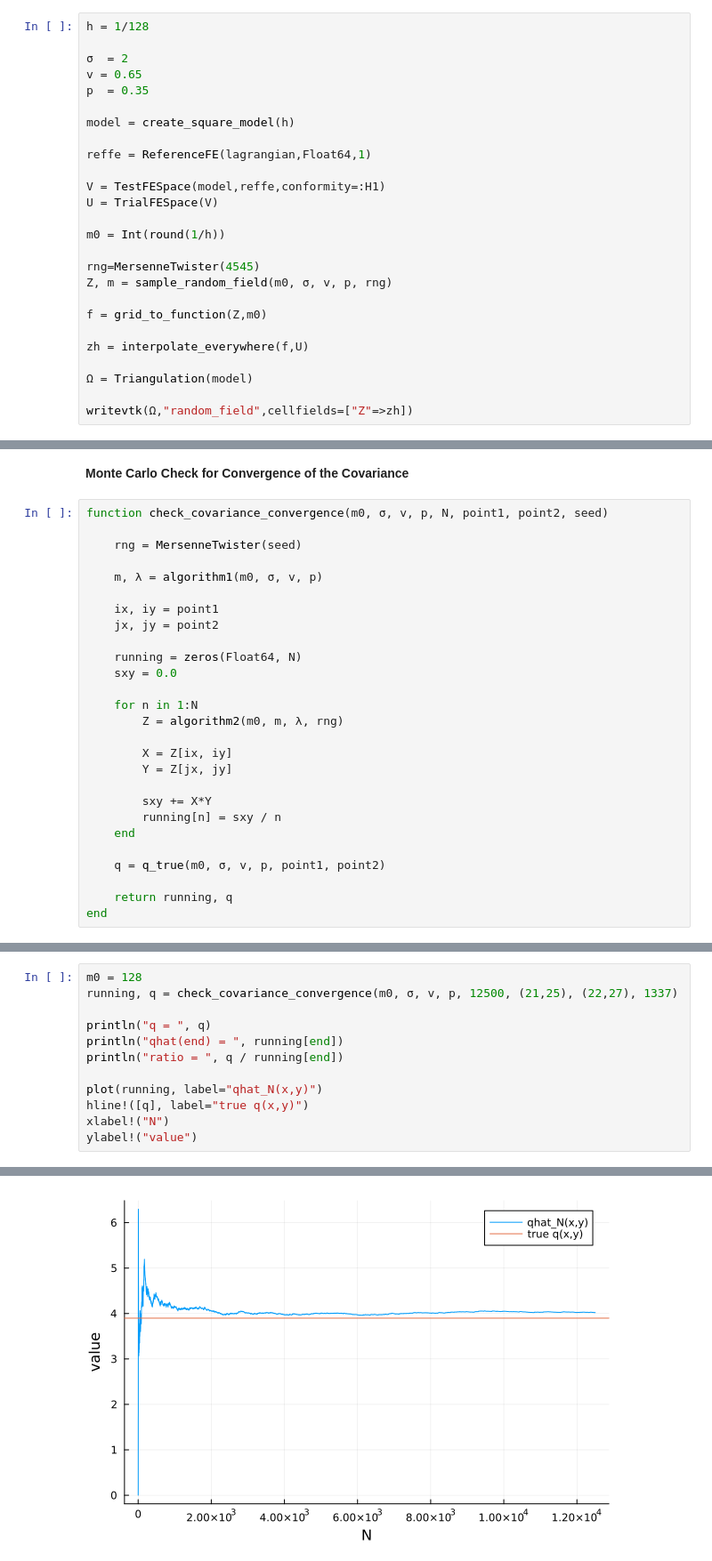
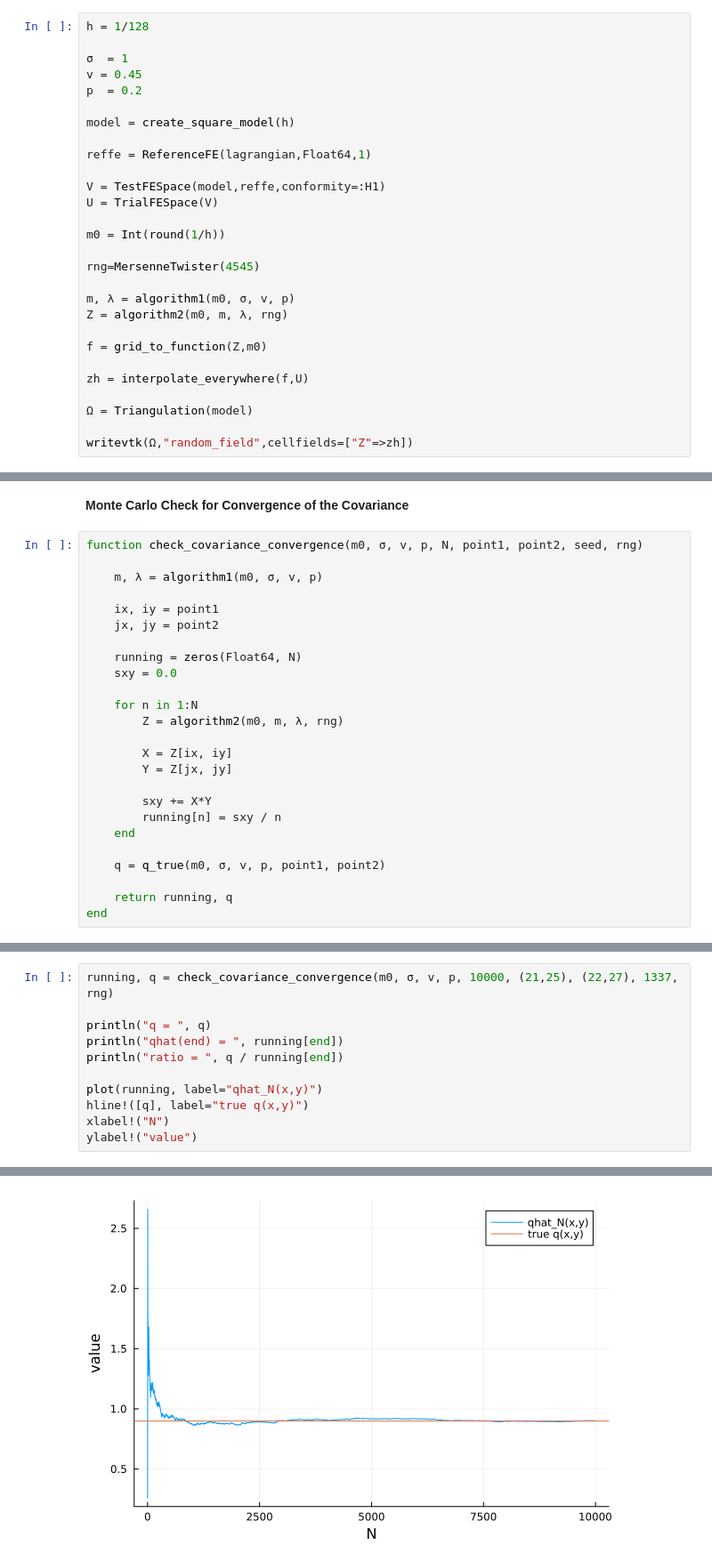
Before and after one commit to abbe-snabb/examensarbete-simulering-stokastisk-vagekvation, a Jupyter notebook: work/circulantembedding.ipynb, the cells around one changed output, grey strips where cells are left out. Shown at 89% size. Saved outputs shown, nothing was run; the diff lists cells and outputs as text.

```diff
--- a/work/circulantembedding.ipynb
+++ b/work/circulantembedding.ipynb
@@ -185,9 +179,9 @@ grid_to_function (generic function with 1 method)
 # %%
 h = 1/128
 
-σ  = 2
-v = 0.65
-p  = 0.35
+σ  = 1
+v = 0.45
+p  = 0.2
 
 model = create_square_model(h)
 
@@ -199,7 +193,9 @@ U = TrialFESpace(V)
 m0 = Int(round(1/h))
 
 rng=MersenneTwister(4545)
-Z, m = sample_random_field(m0, σ, v, p, rng)
+
+m, λ = algorithm1(m0, σ, v, p)
+Z = algorithm2(m0, m, λ, rng)
 
 f = grid_to_function(Z,m0)
 
@@ -223,9 +219,7 @@ Info    : 16641 nodes 33284 elements
 # %% [markdown]
 **Monte Carlo Check for Convergence of the Covariance**
 # %%
-function check_covariance_convergence(m0, σ, v, p, N, point1, point2, seed)
-
-    rng = MersenneTwister(seed)
+function check_covariance_convergence(m0, σ, v, p, N, point1, point2, seed, rng)
 
     m, λ = algorithm1(m0, σ, v, p)
 
@@ -254,6 +248,5 @@ check_covariance_convergence (generic function with 2 methods)
 # %%
-m0 = 128
-running, q = check_covariance_convergence(m0, σ, v, p, 12500, (21,25), (22,27), 1337)
+running, q = check_covariance_convergence(m0, σ, v, p, 10000, (21,25), (22,27), 1337, rng)
 
 println("q = ", q)
 println("qhat(end) = ", running[end])
@@ -270 +263 @@ ratio = 0.9698427953869502
-[figure, old version]
+[figure, new version]
```
Also changed, not shown: parts of 6 cells of this notebook, 2 other files.
